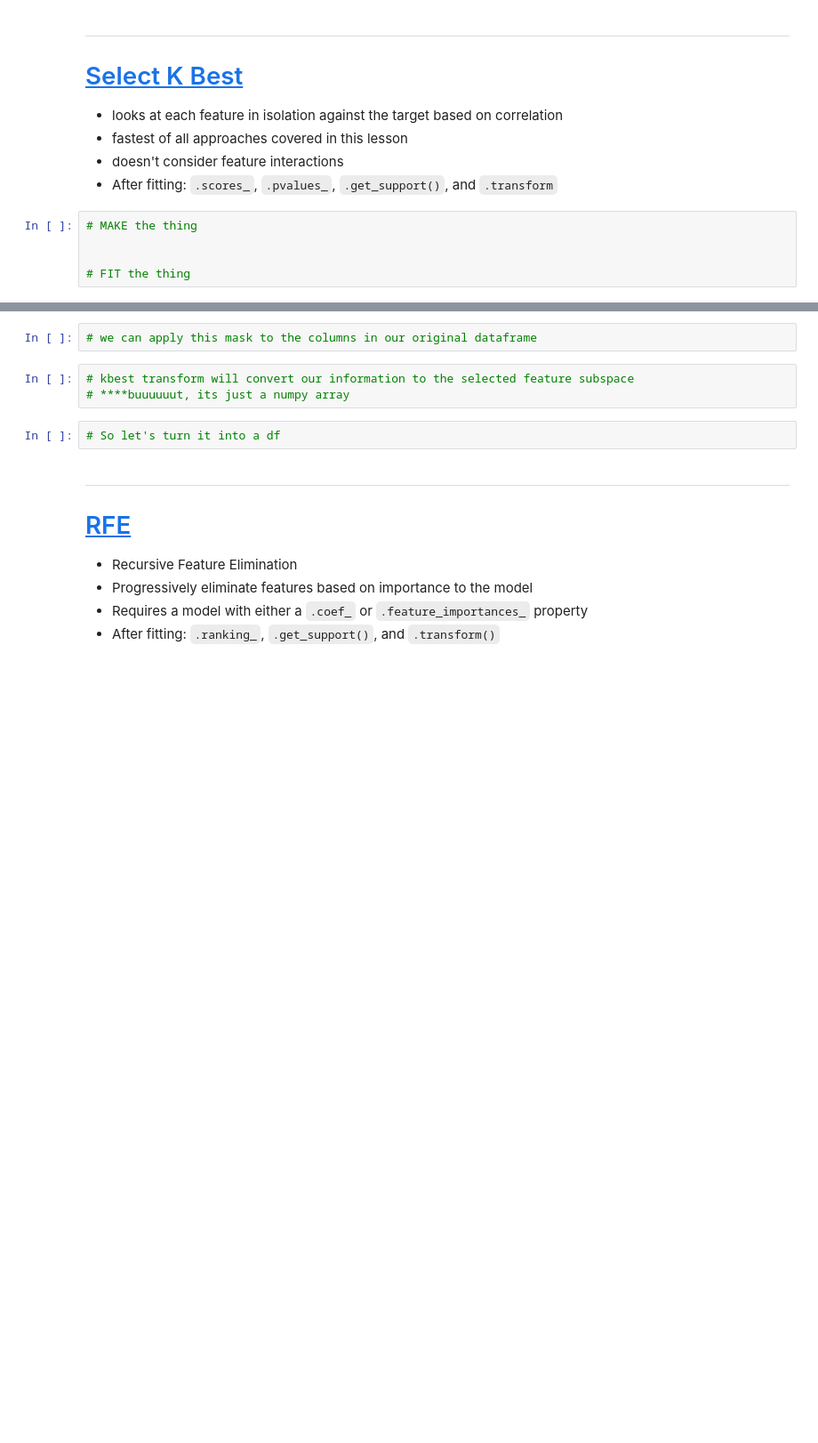
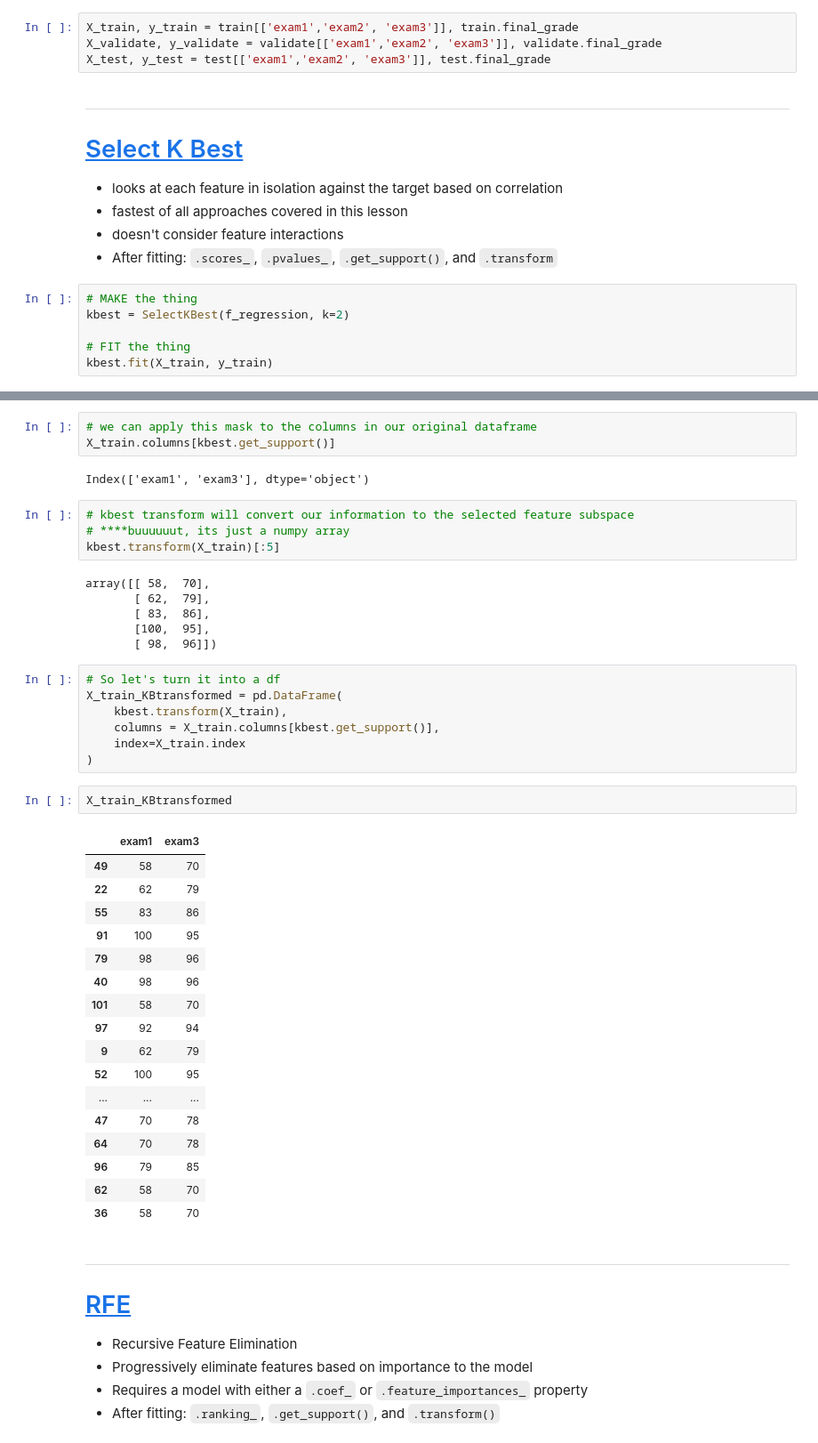
Before and after one commit to CodeupClassroom/pagel-regression, a Jupyter notebook: feature_engineering_lesson.ipynb, the cells around one changed output, grey strips where cells are left out. Shown: that part at 89% size. Saved outputs shown, nothing was run; the diff lists cells and outputs as text; blank space fills up the shorter version.

```diff
--- a/feature_engineering_lesson.ipynb
+++ b/feature_engineering_lesson.ipynb
@@ -24,3 +37,7 @@ train, validate, test = wrangle.split_data(df)
+# %%
+X_train, y_train = train[['exam1','exam2', 'exam3']], train.final_grade
+X_validate, y_validate = validate[['exam1','exam2', 'exam3']], validate.final_grade
+X_test, y_test = test[['exam1','exam2', 'exam3']], test.final_grade
 # %% [markdown]
 ___
 # [Select K Best](https://scikit-learn.org/stable/modules/generated/sklearn.feature_selection.SelectKBest.html#sklearn.feature_selection.SelectKBest)
@@ -31,6 +48,7 @@ ___
 - After fitting: `.scores_`, `.pvalues_`, `.get_support()`, and `.transform`
 # %%
 # MAKE the thing
-
+kbest = SelectKBest(f_regression, k=2)
 
 # FIT the thing
+kbest.fit(X_train, y_train)
@@ -49,10 +97,45 @@ ___
 # %%
 # we can apply this mask to the columns in our original dataframe
+X_train.columns[kbest.get_support()]
+# %% [output]
+Index(['exam1', 'exam3'], dtype='object')
 # %%
 # kbest transform will convert our information to the selected feature subspace
 # ****buuuuuut, its just a numpy array
+kbest.transform(X_train)[:5]
+# %% [output]
+array([[ 58,  70],
+       [ 62,  79],
+       [ 83,  86],
+       [100,  95],
+       [ 98,  96]])
 # %%
 # So let's turn it into a df
+X_train_KBtransformed = pd.DataFrame(
+    kbest.transform(X_train),
+    columns = X_train.columns[kbest.get_support()],
+    index=X_train.index
+)
+# %%
+X_train_KBtransformed
+# %% [output]
+|  | exam1 | exam3 |
+| 49 | 58 | 70 |
+| 22 | 62 | 79 |
+| 55 | 83 | 86 |
+| 91 | 100 | 95 |
+| 79 | 98 | 96 |
+| 40 | 98 | 96 |
+| 101 | 58 | 70 |
+| 97 | 92 | 94 |
+| 9 | 62 | 79 |
+| 52 | 100 | 95 |
+| ... | ... | ... |
+| 47 | 70 | 78 |
+| 64 | 70 | 78 |
+| 96 | 79 | 85 |
+| 62 | 58 | 70 |
+| 36 | 58 | 70 |
 # %% [markdown]
 ___
 # [RFE](https://scikit-learn.org/stable/modules/generated/sklearn.feature_selection.RFE.html#sklearn.feature_selection.RFE)
```
Also changed, not shown: parts of 23 cells of this notebook.
